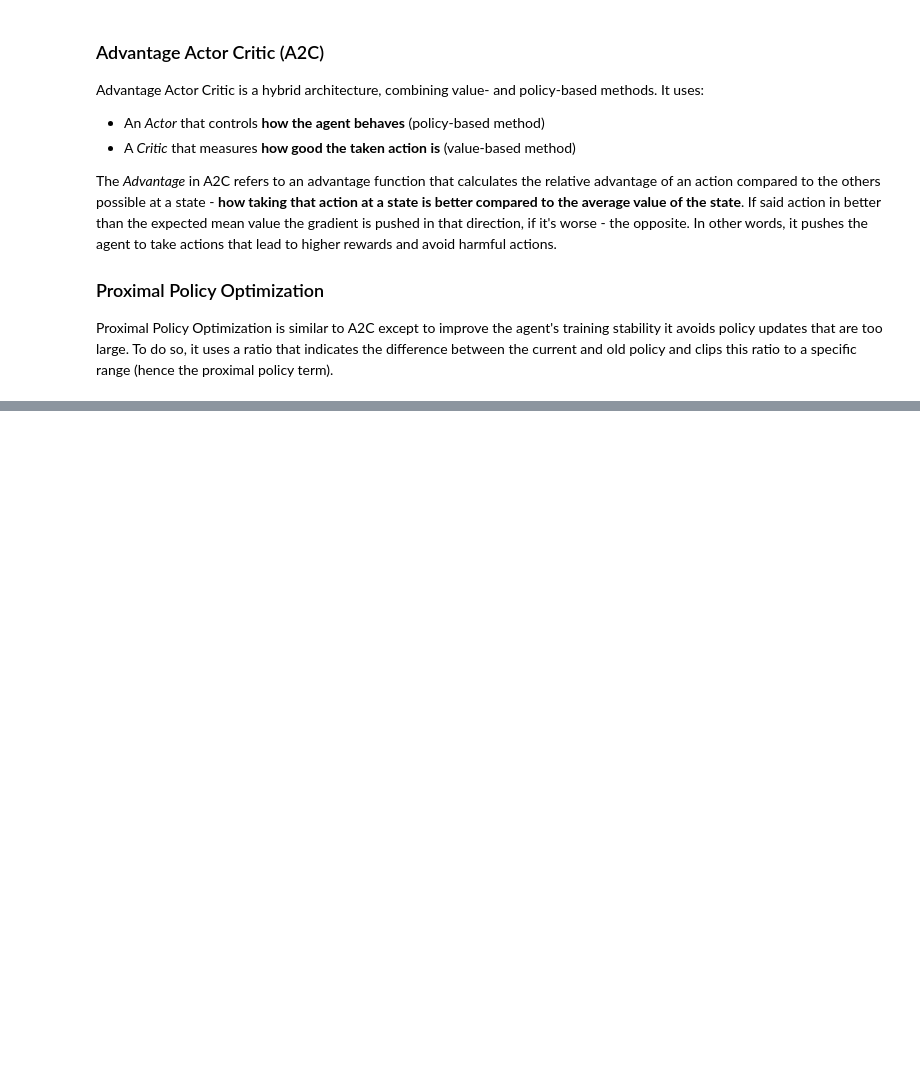
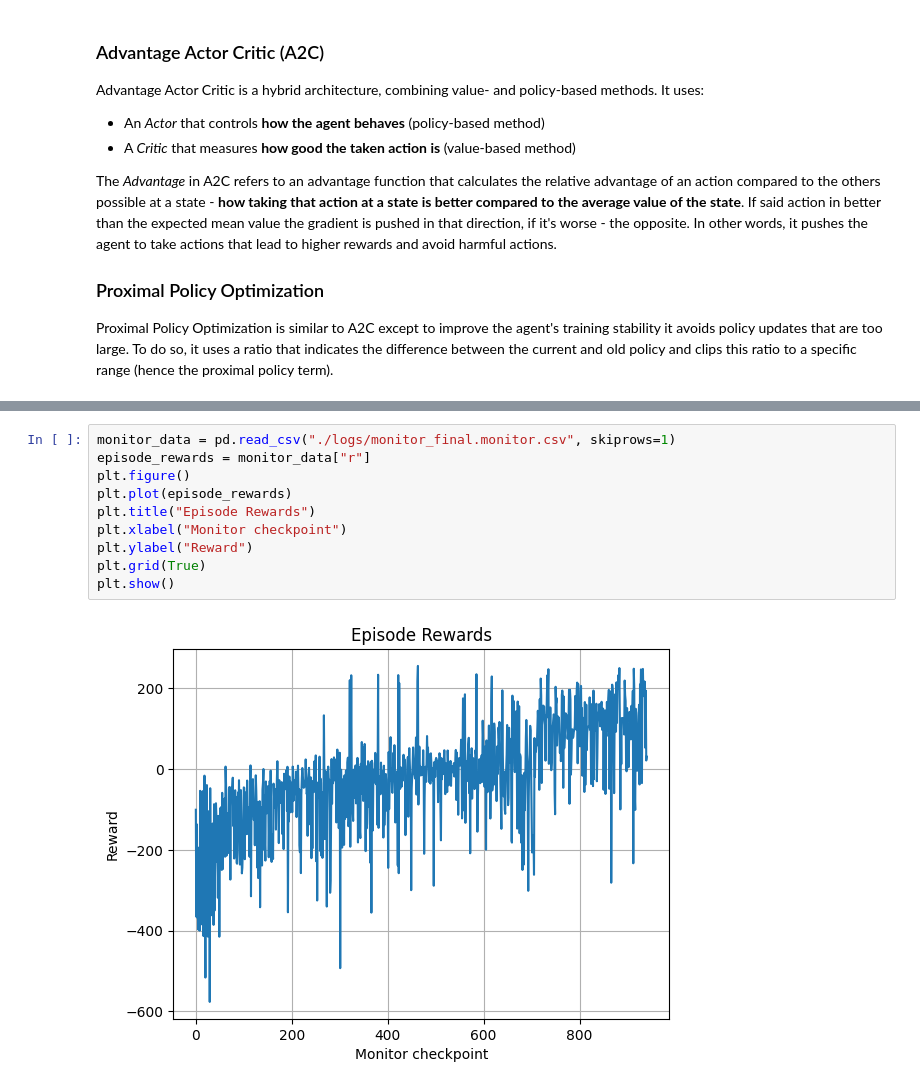
Before and after one commit to nkwiecienn/GamesWithRL, a Jupyter notebook: 02_continous_environments.ipynb, the cells around one changed output, grey strips where cells are left out. Drawn from its saved outputs; the diff is of its cells as text; blank space fills up the shorter version.

```diff
--- a/02_continous_environments.ipynb
+++ b/02_continous_environments.ipynb
@@ -78,0 +310,12 @@ Proximal Policy Optimization is similar to A2C except to improve the agent's tra
+# %%
+monitor_data = pd.read_csv("./logs/monitor_final.monitor.csv", skiprows=1)
+episode_rewards = monitor_data["r"]
+plt.figure()
+plt.plot(episode_rewards)
+plt.title("Episode Rewards")
+plt.xlabel("Monitor checkpoint")
+plt.ylabel("Reward")
+plt.grid(True)
+plt.show()
+# %% [output]
+[figure, added]
```
Also changed, not shown: parts of 31 cells of this notebook, 1 other file.
